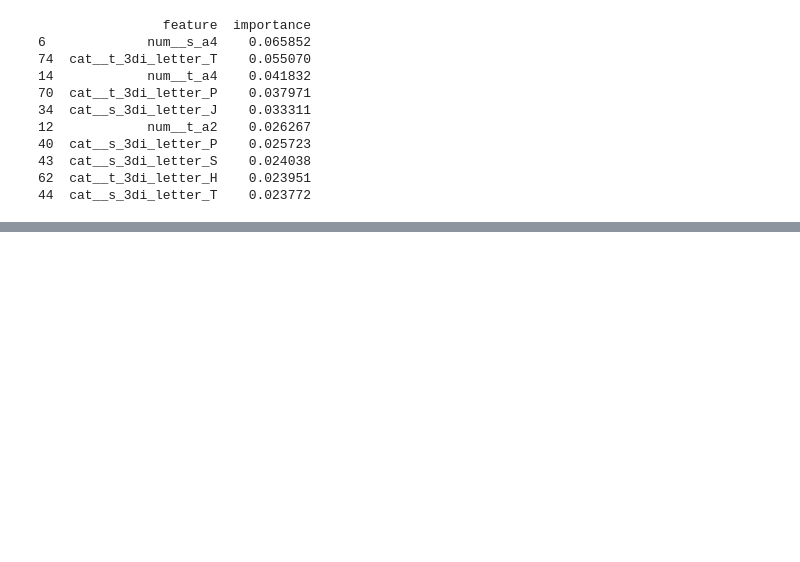
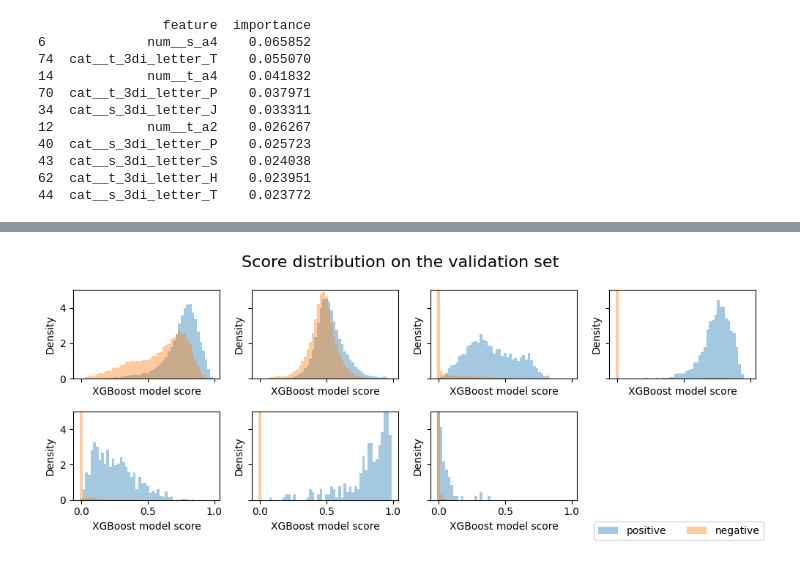
Before and after one commit to miriamzara/SB_Project, a Jupyter notebook: 7_XGBoost.ipynb, the cells around one changed output, grey strips where cells are left out. Saved outputs shown, nothing was run; the diff lists cells and outputs as text; code cells hidden in the pictures; blank space fills up the shorter version.

```diff
--- a/7_XGBoost.ipynb
+++ b/7_XGBoost.ipynb
@@ -143,0 +491,43 @@ print(importance_df.head(10))
+# %%
+
+fig, axes = plt.subplots(2, len(target_names)//2 + 1, figsize=(10, 4),
+                         sharex=True, sharey=True)
+
+plt.suptitle("Score distribution on the validation set", fontsize=16)
+axes = axes.flatten()
+axes[-1].axis('off')
+
+
+y_scores = get_positive_class_scores(xgb_pipeline, X_val)
+for class_idx, class_name in enumerate(target_names):
+    y_true_class = Y_val.iloc[:, class_idx] if hasattr(Y_val, "iloc") else Y_val[:, class_idx]
+    scores = y_scores[:, class_idx]
+    positives = scores[y_true_class == 1]
+    negatives = scores[y_true_class == 0]
+    poscounts, posbins = np.histogram(positives, bins=50, range=(0, 1), density=True)
+    negcounts, negbins = np.histogram(negatives, bins=50, range=(0, 1), density=True)
+    ax = axes[class_idx]
+    ax.bar(posbins[:-1], poscounts, width=np.diff(posbins), label="positive", alpha=0.4)
+    ax.bar(negbins[:-1], negcounts, width=np.diff(negbins), label="negative", alpha=0.4)
+    ax.set_xlabel("XGBoost model score")
+    ax.set_ylabel("Density")
+    #ax.legend(title = f"{target_names[class_idx]}")
+    ax.set_ylim(0, 5) # zoom in to look at misclassifications better
+    #ax.set_title(class_name)
+
+
+
+handles, labels = axes[0].get_legend_handles_labels()
+
+fig.legend(
+    handles,
+    labels,
+    loc="lower right",
+    ncol=2,
+    frameon=True
+)
+plt.tight_layout()
+
+plt.show()
+# %% [output]
+[figure, added]
```
Also changed, not shown: parts of 13 cells of this notebook.
